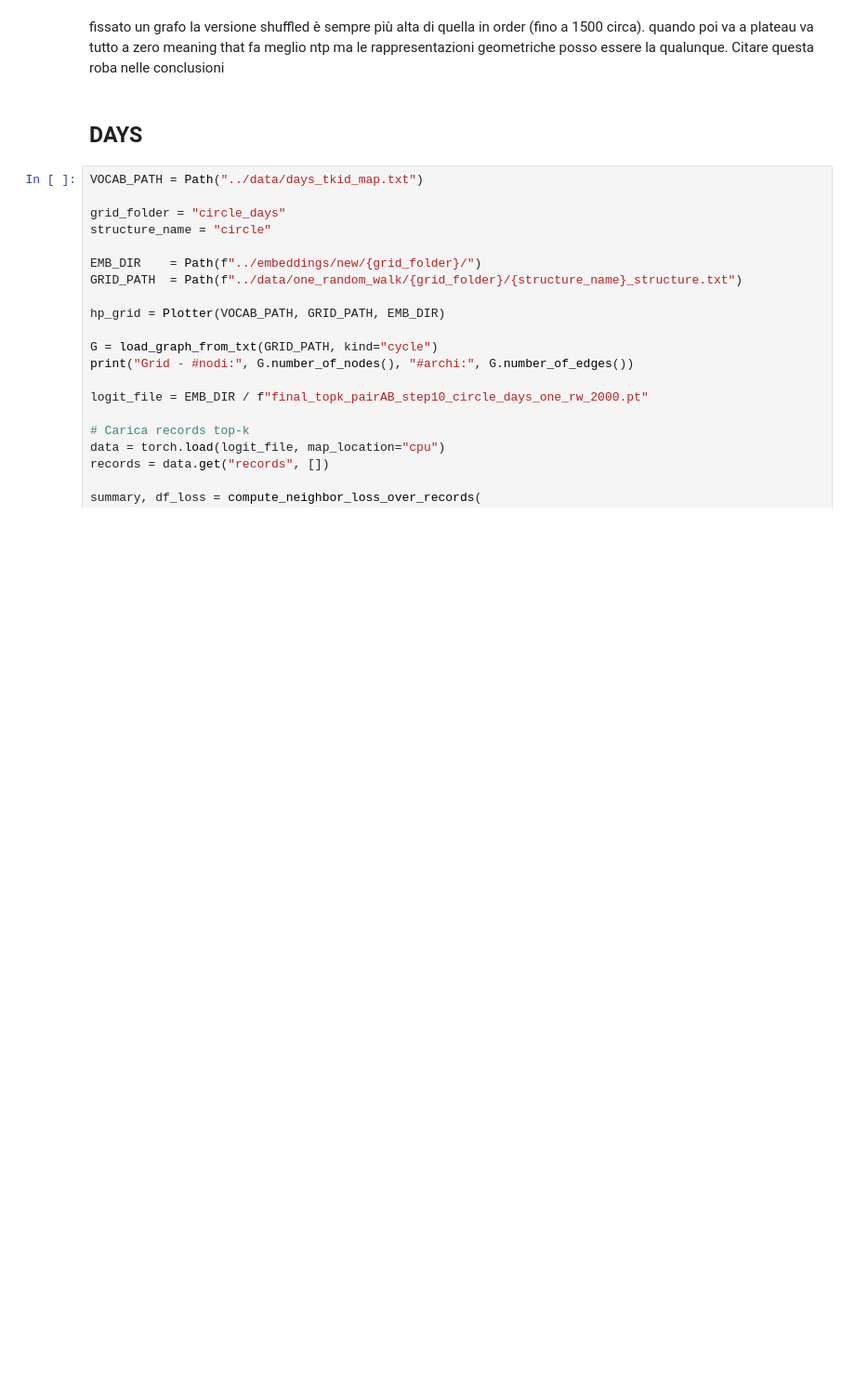
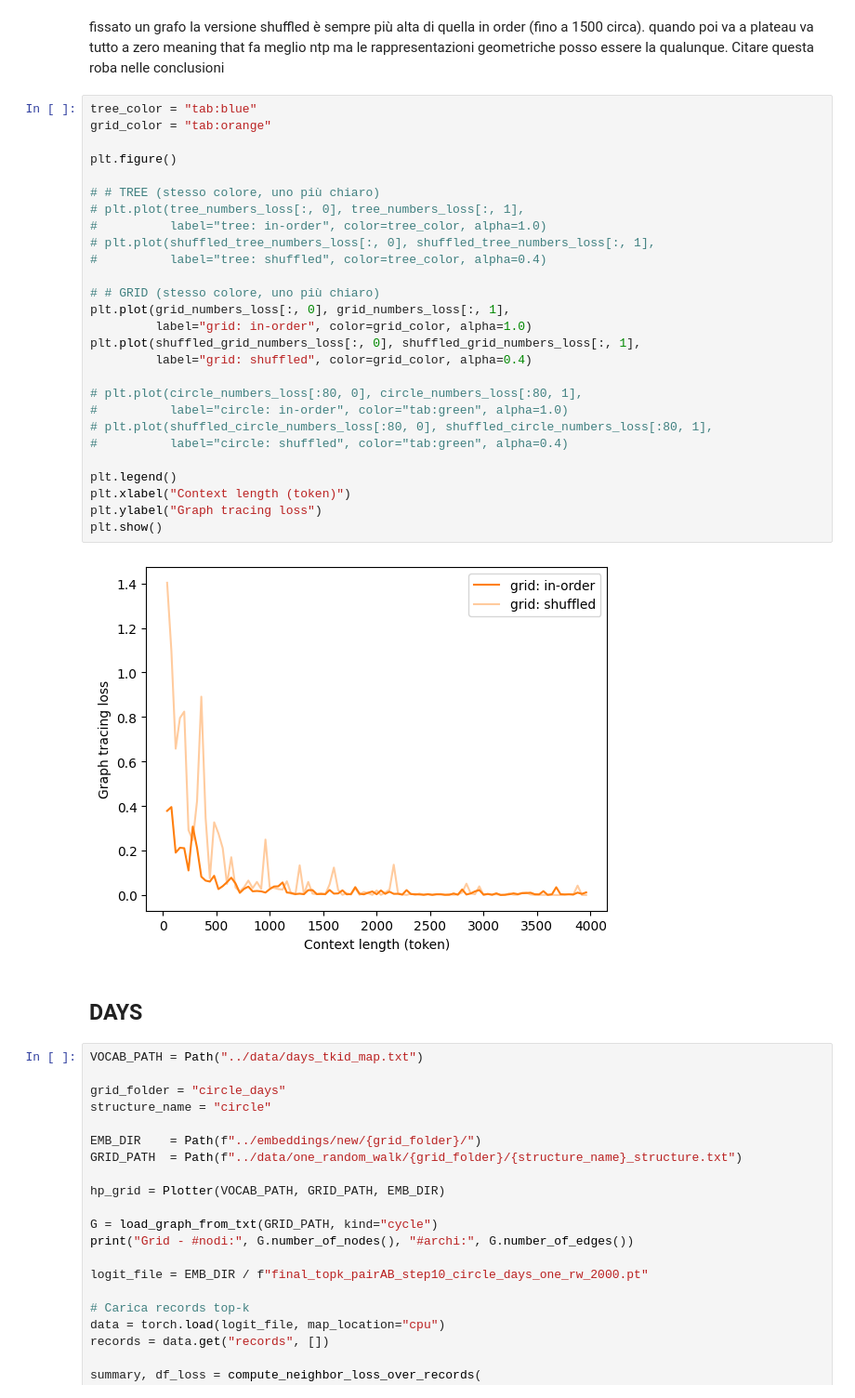
Before and after one commit to Project-Hindenburg/hico, a Jupyter notebook: notebooks/icl_loss.ipynb, the cells around one changed output. Shown at 93% size. Cells and saved outputs as stored; diff of their text form; blank space fills up the shorter version.

```diff
--- a/notebooks/icl_loss.ipynb
+++ b/notebooks/icl_loss.ipynb
@@ -277,5 +277,34 @@ Grid - #nodi: 15 #archi: 22
 # %% [markdown]
 fissato un grafo la versione shuffled è sempre più alta di quella in order (fino a 1500 circa). quando poi va a plateau va tutto a zero meaning that fa meglio ntp ma le rappresentazioni geometriche posso essere la qualunque. Citare questa roba nelle conclusioni
+# %%
+tree_color = "tab:blue"
+grid_color = "tab:orange"
+
+plt.figure()
+
+# # TREE (stesso colore, uno più chiaro)
+# plt.plot(tree_numbers_loss[:, 0], tree_numbers_loss[:, 1],
+#          label="tree: in-order", color=tree_color, alpha=1.0)
+# plt.plot(shuffled_tree_numbers_loss[:, 0], shuffled_tree_numbers_loss[:, 1],
+#          label="tree: shuffled", color=tree_color, alpha=0.4)
+
+# # GRID (stesso colore, uno più chiaro)
+plt.plot(grid_numbers_loss[:, 0], grid_numbers_loss[:, 1],
+         label="grid: in-order", color=grid_color, alpha=1.0)
+plt.plot(shuffled_grid_numbers_loss[:, 0], shuffled_grid_numbers_loss[:, 1],
+         label="grid: shuffled", color=grid_color, alpha=0.4)
+
+# plt.plot(circle_numbers_loss[:80, 0], circle_numbers_loss[:80, 1],
+#          label="circle: in-order", color="tab:green", alpha=1.0)
+# plt.plot(shuffled_circle_numbers_loss[:80, 0], shuffled_circle_numbers_loss[:80, 1],
+#          label="circle: shuffled", color="tab:green", alpha=0.4)
+
+plt.legend()
+plt.xlabel("Context length (token)")
+plt.ylabel("Graph tracing loss")
+plt.show()
+# %% [output]
+[figure, added]
 # %% [markdown]
 ## DAYS
 # %%
```
Also changed, not shown: parts of 1 cell of this notebook, 1 other file.
